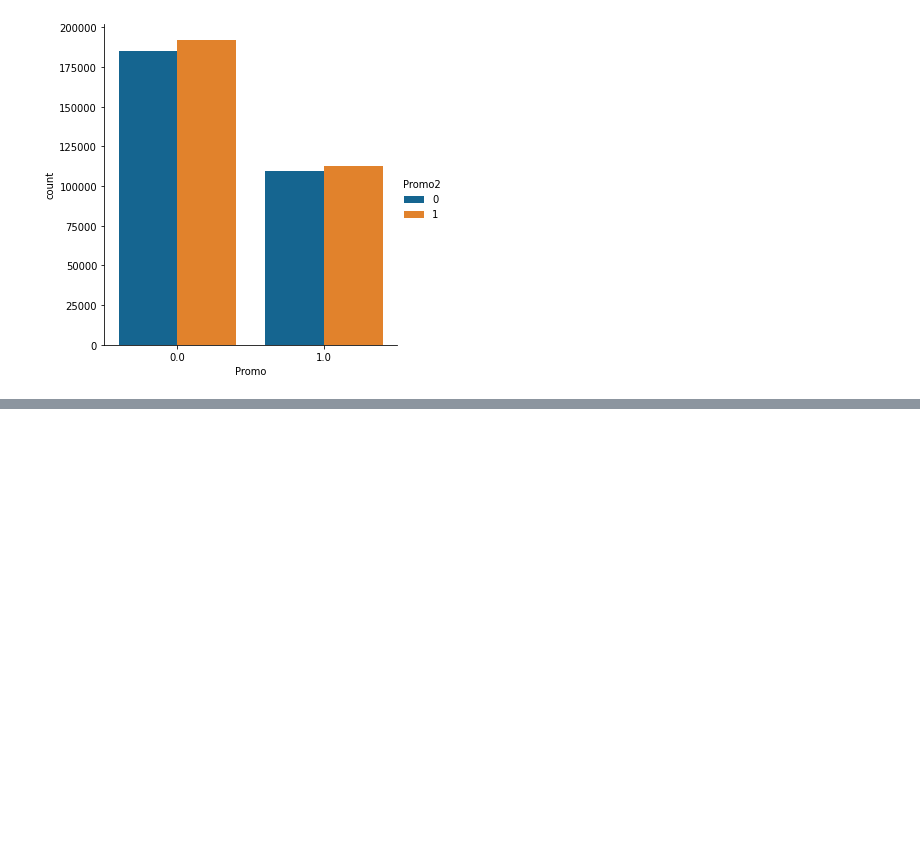
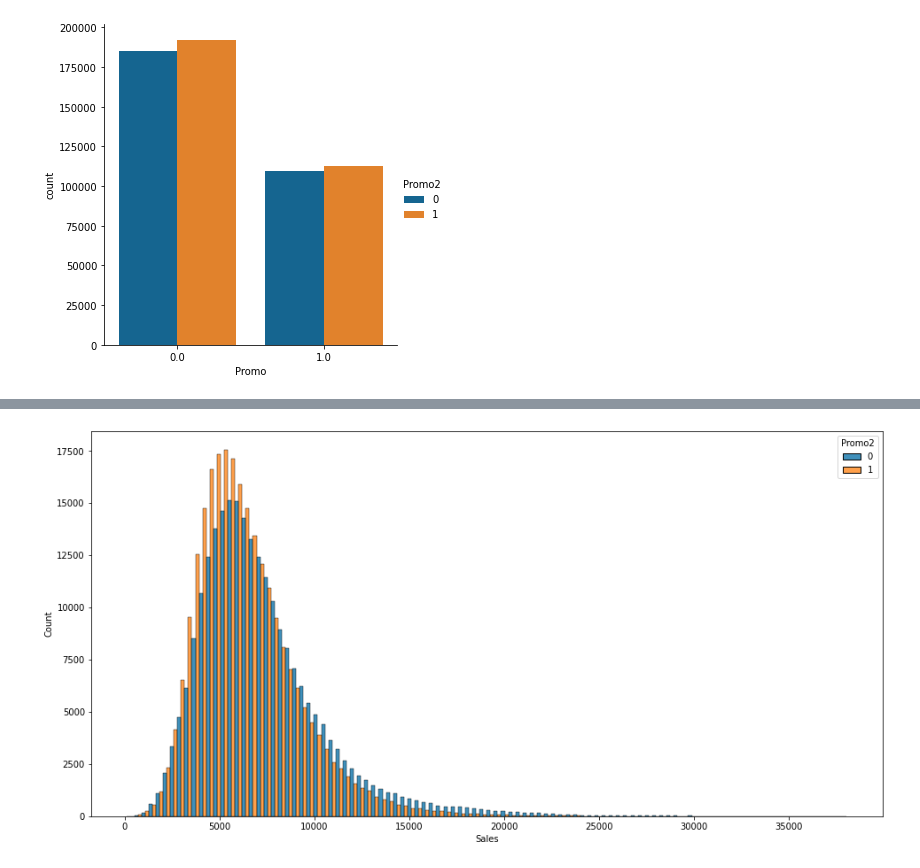
Before and after one commit to wrijupan/Rossmann-DSR-minicomp, a Jupyter notebook: notebooks/visualisations/02_charts_Promo.ipynb, the cells around one changed output, grey strips where cells are left out. Saved outputs shown, nothing was run; the diff lists cells and outputs as text; code cells hidden in the pictures; blank space fills up the shorter version.

```diff
--- a/notebooks/visualisations/02_charts_Promo.ipynb
+++ b/notebooks/visualisations/02_charts_Promo.ipynb
@@ -121,0 +151,9 @@ sns.catplot(x='Promo',
+# %%
+plt.figure(figsize=(16, 8))
+sns.histplot(x='Sales',
+            hue='Promo2',
+            multiple='dodge',
+            bins= 100,
+            data=nonzero_merged_Sales);
+# %% [output]
+[figure, added]
```
Also changed, not shown: parts of 7 cells of this notebook.
